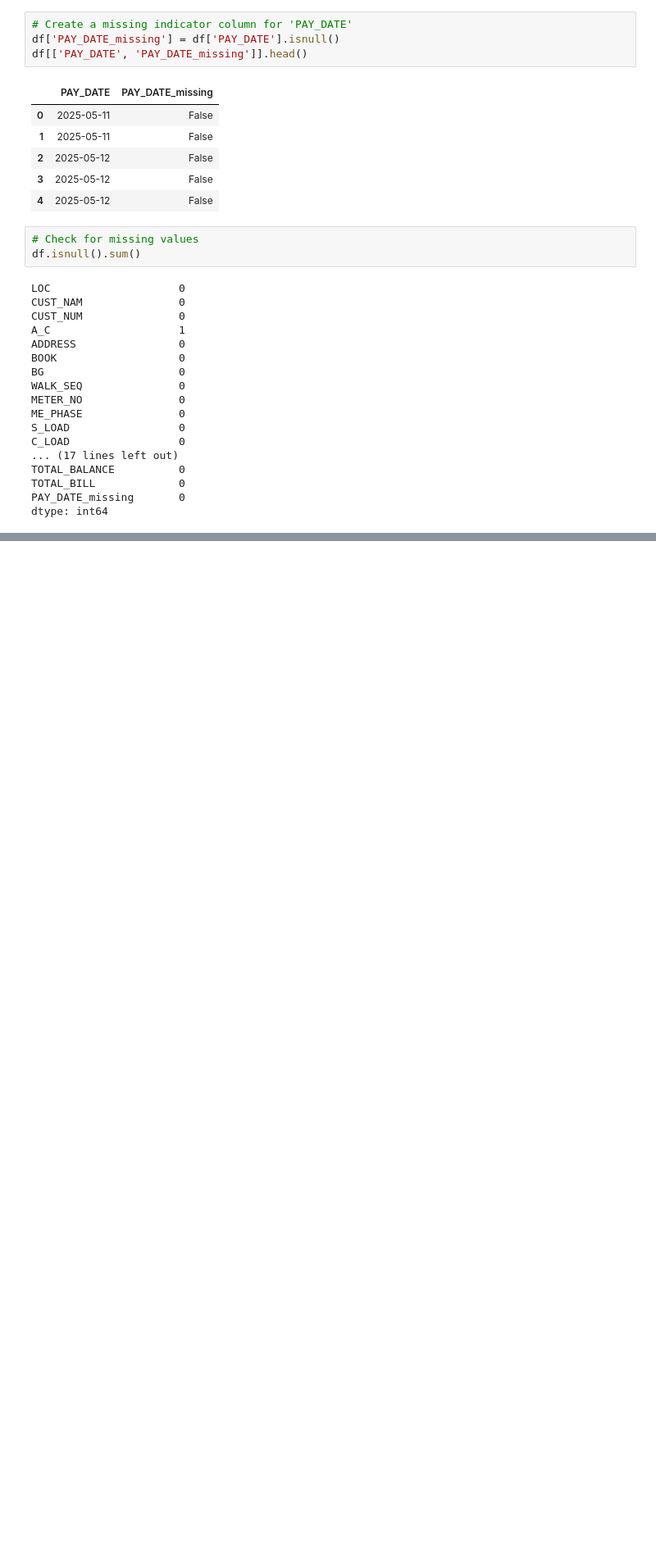
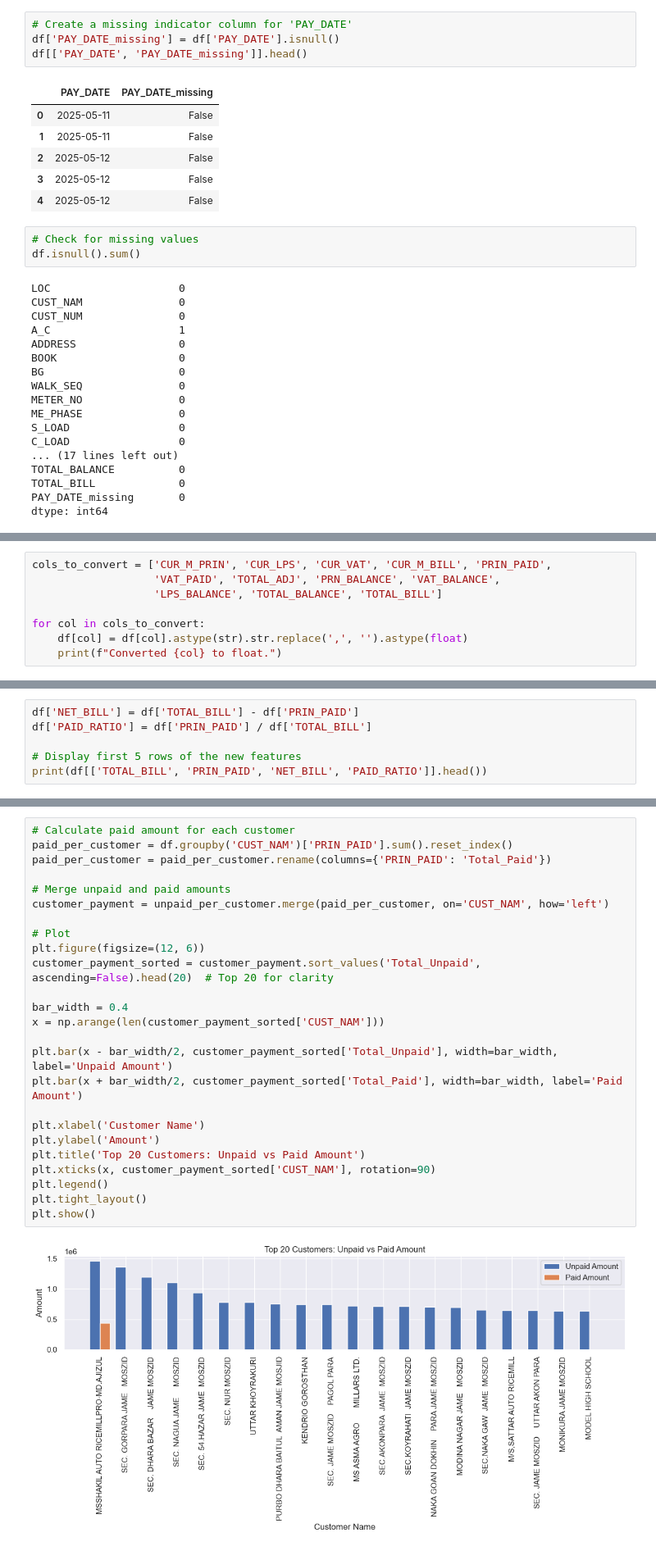
Before and after one commit to Shuvo928/Smart-Load-Shedding-Prediction-Project, a Jupyter notebook: Visualization.ipynb, the cells around one changed output, grey strips where cells are left out. Shown at 82% size. Cells and saved outputs as stored; diff of their text form; blank space fills up the shorter version.

```diff
--- a/Visualization.ipynb
+++ b/Visualization.ipynb
@@ -334,0 +332,8 @@ TypeError: can only concatenate str (not "int") to str
+# %%
+cols_to_convert = ['CUR_M_PRIN', 'CUR_LPS', 'CUR_VAT', 'CUR_M_BILL', 'PRIN_PAID',
+                   'VAT_PAID', 'TOTAL_ADJ', 'PRN_BALANCE', 'VAT_BALANCE',
+                   'LPS_BALANCE', 'TOTAL_BALANCE', 'TOTAL_BILL']
+
+for col in cols_to_convert:
+    df[col] = df[col].astype(str).str.replace(',', '').astype(float)
+    print(f"Converted {col} to float.")
@@ -334,0 +358,6 @@ TypeError: can only concatenate str (not "int") to str
+# %%
+df['NET_BILL'] = df['TOTAL_BILL'] - df['PRIN_PAID']
+df['PAID_RATIO'] = df['PRIN_PAID'] / df['TOTAL_BILL']
+
+# Display first 5 rows of the new features
+print(df[['TOTAL_BILL', 'PRIN_PAID', 'NET_BILL', 'PAID_RATIO']].head())
@@ -334,0 +373,27 @@ TypeError: can only concatenate str (not "int") to str
+# %%
+# Calculate paid amount for each customer
+paid_per_customer = df.groupby('CUST_NAM')['PRIN_PAID'].sum().reset_index()
+paid_per_customer = paid_per_customer.rename(columns={'PRIN_PAID': 'Total_Paid'})
+
+# Merge unpaid and paid amounts
+customer_payment = unpaid_per_customer.merge(paid_per_customer, on='CUST_NAM', how='left')
+
+# Plot
+plt.figure(figsize=(12, 6))
+customer_payment_sorted = customer_payment.sort_values('Total_Unpaid', ascending=False).head(20)  # Top 20 for clarity
+
+bar_width = 0.4
+x = np.arange(len(customer_payment_sorted['CUST_NAM']))
+
+plt.bar(x - bar_width/2, customer_payment_sorted['Total_Unpaid'], width=bar_width, label='Unpaid Amount')
+plt.bar(x + bar_width/2, customer_payment_sorted['Total_Paid'], width=bar_width, label='Paid Amount')
+
+plt.xlabel('Customer Name')
+plt.ylabel('Amount')
+plt.title('Top 20 Customers: Unpaid vs Paid Amount')
+plt.xticks(x, customer_payment_sorted['CUST_NAM'], rotation=90)
+plt.legend()
+plt.tight_layout()
+plt.show()
+# %% [output]
+[figure, added]
```
Also changed, not shown: parts of 7 cells of this notebook.
